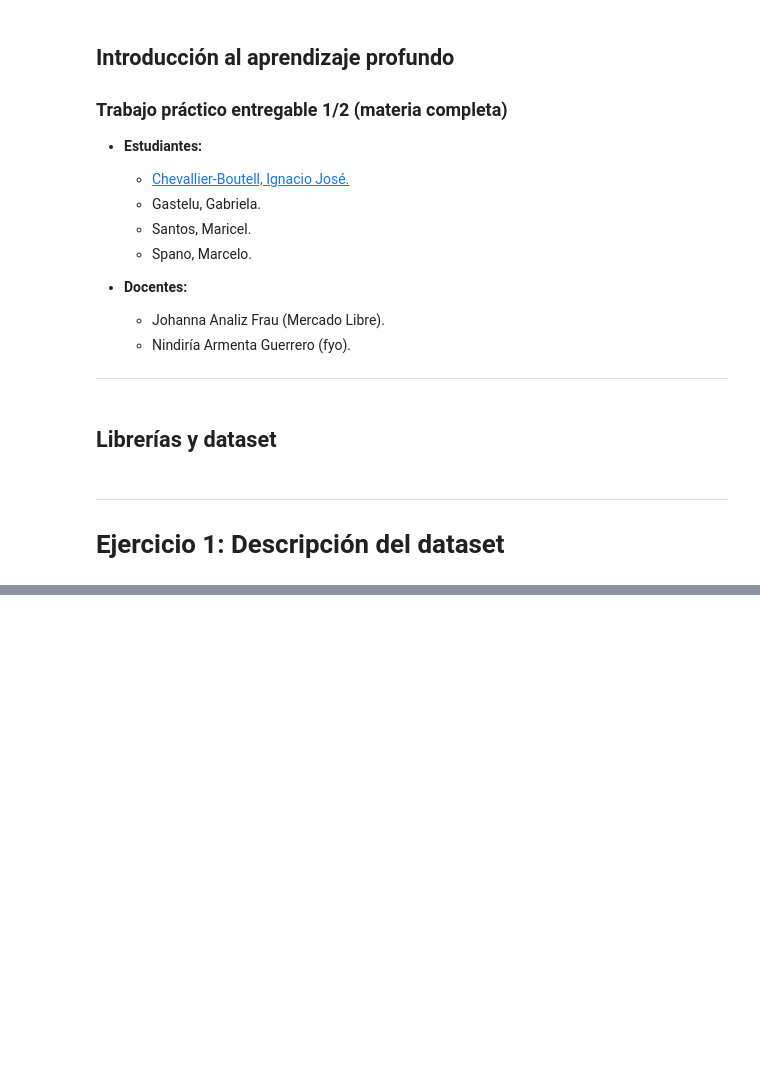
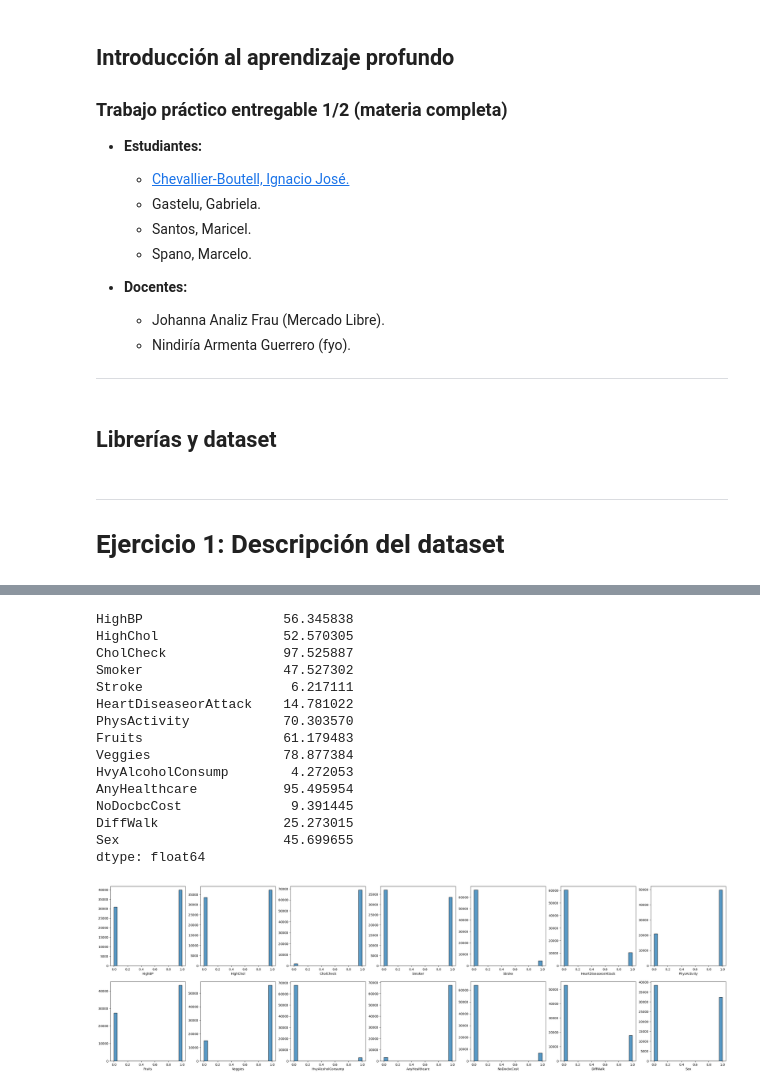
Before and after one commit to Cheva94/Diplo_Opt, a Jupyter notebook: 3_DL/Lab1/Resolución_Lab1.ipynb, the cells around one changed output, grey strips where cells are left out. Drawn from its saved outputs; the diff is of its cells as text; code cells hidden in the pictures; blank space fills up the shorter version.

```diff
--- a/3_DL/Lab1/Resolución_Lab1.ipynb
+++ b/3_DL/Lab1/Resolución_Lab1.ipynb
@@ -38,0 +76,8 @@ df.head()
+# %%
+nunique = df.nunique()
+display(nunique)
+
+cols_binary = [x for x in df.columns if (nunique[x] == 2) & (x != 'Diabetes_binary')]
+cols_non_binary = [x for x in df.columns if (x not in cols_binary) & (x != 'Diabetes_binary')]
+
+print(f'Hay {len(cols_binary)} features binarias y {len(cols_non_binary)} no binarias.')
@@ -38,0 +119,26 @@ df.head()
+# %%
+display(df[cols_binary].mean()*100)
+
+_, axs = plt.subplots(2, 7, figsize=(35, 10))
+for cat in range(7):
+    sns.histplot(data=df, x=cols_binary[cat], ax=axs[0, cat])
+    axs[0, cat].set_ylabel('')
+    sns.histplot(data=df, x=cols_binary[cat+7], ax=axs[1, cat])
+    axs[1, cat].set_ylabel('')
+# %% [output]
+HighBP                  56.345838
+HighChol                52.570305
+CholCheck               97.525887
+Smoker                  47.527302
+Stroke                   6.217111
+HeartDiseaseorAttack    14.781022
+PhysActivity            70.303570
+Fruits                  61.179483
+Veggies                 78.877384
+HvyAlcoholConsump        4.272053
+AnyHealthcare           95.495954
+NoDocbcCost              9.391445
+DiffWalk                25.273015
+Sex                     45.699655
+dtype: float64
+[figure, added]
```
Also changed, not shown: parts of 8 cells of this notebook.
